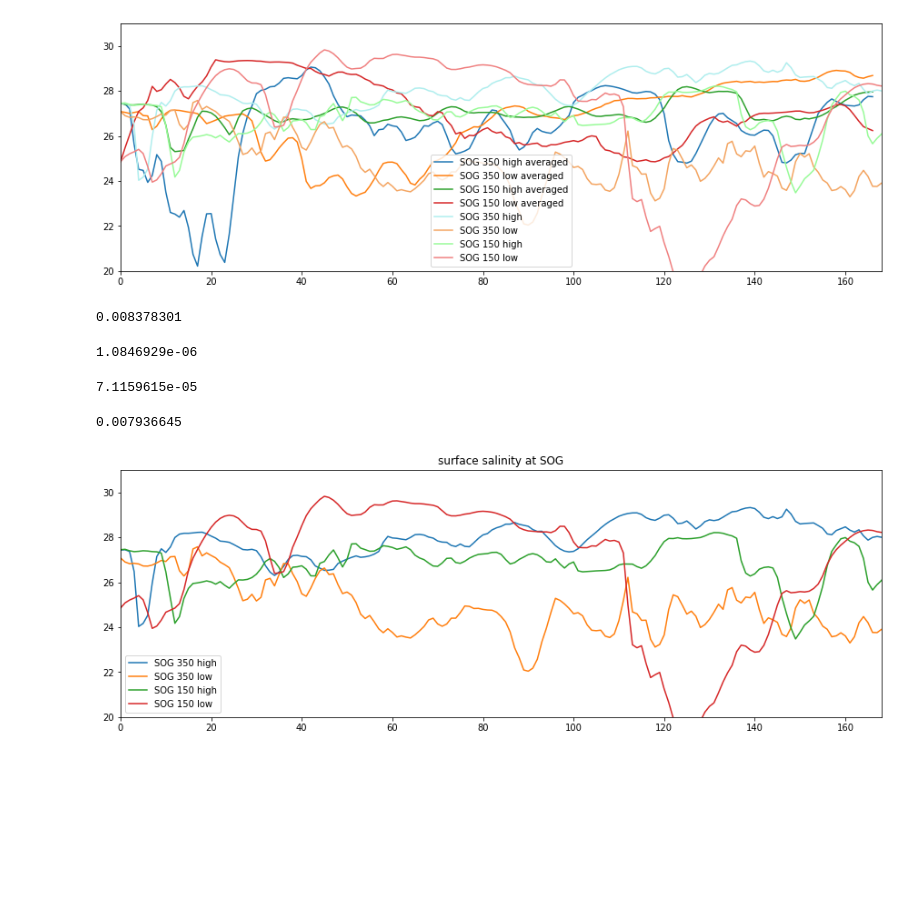
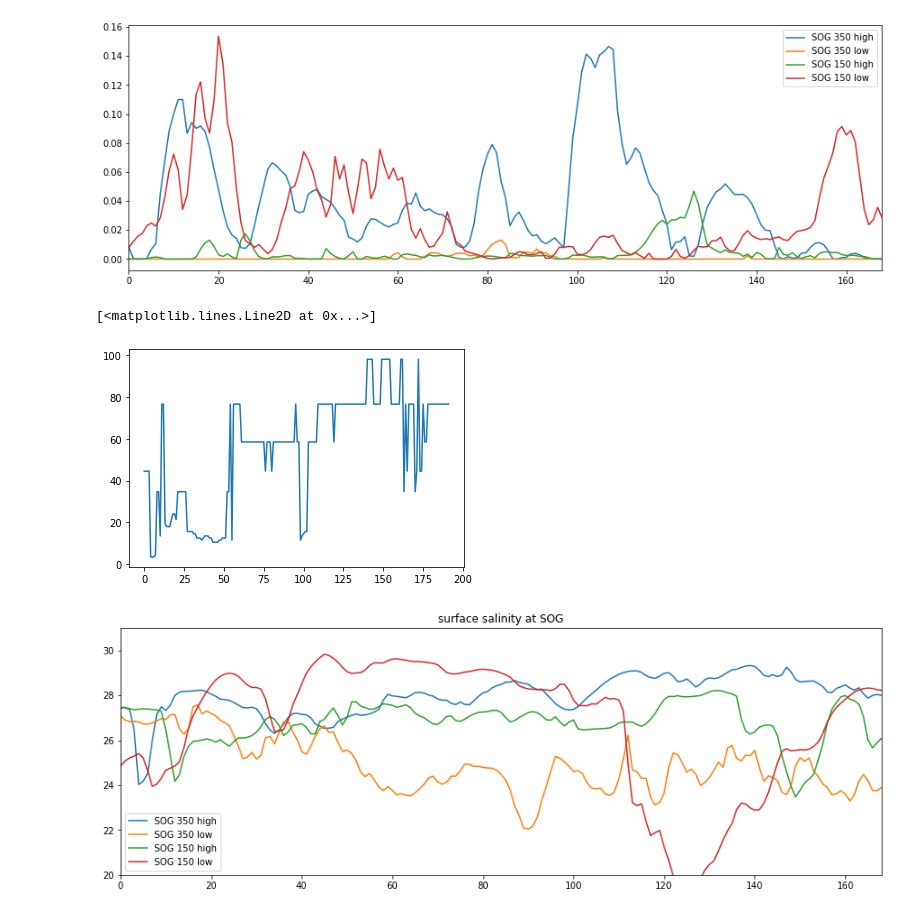
Before and after one commit to SalishSeaCast/analysis-vicky, a Jupyter notebook: notebooks/SixteenRuns.ipynb, the cells around one changed output. Saved outputs shown, nothing was run; the diff lists cells and outputs as text; code cells hidden in the pictures; blank space fills up the shorter version.

Commit message:
example plots of forcing fields

```diff
--- a/notebooks/SixteenRuns.ipynb
+++ b/notebooks/SixteenRuns.ipynb
@@ -195,3 +195,14 @@ for key in list(SOG350hight['Results']['salinity'].keys()):
     SOGs1 = np.append(SOGs1, SOG350lowt['Results']['salinity'][key][-1, 251, 473])
     SOGs2 = np.append(SOGs2, SOG150hight['Results']['salinity'][key][-1, 251, 473])
     SOGs3 = np.append(SOGs3, SOG150lowt['Results']['salinity'][key][-1, 251, 473])
+# %%
+SOGd0 = np.array([])
+SOGd1 = np.array([])
+SOGd2 = np.array([])
+SOGd3 = np.array([])
+
+for key in list(SOG350hight['Results']['Diffusivity'].keys()):
+    SOGd0 = np.append(SOGd0, SOG350hight['Results']['Diffusivity'][key][-2, 251, 473])
+    SOGd1 = np.append(SOGd1, SOG350lowt['Results']['Diffusivity'][key][-2, 251, 473])
+    SOGd2 = np.append(SOGd2, SOG150hight['Results']['Diffusivity'][key][-2, 251, 473])
+    SOGd3 = np.append(SOGd3, SOG150lowt['Results']['Diffusivity'][key][-2, 251, 473])
@@ -198,31 +239,11 @@ for key in list(SOG350hight['Results']['salinity'].keys()):
 # %%
 fig, ax = plt.subplots(figsize = (15,5))
-ax.plot(SOG350highsal, label = 'SOG 350 high averaged')
-ax.plot(SOG350lowsal, label = 'SOG 350 low averaged')
-ax.plot(SOG150highsal, label = 'SOG 150 high averaged')
-ax.plot(SOG150lowsal, label = 'SOG 150 low averaged')
-ax.plot(SOGs0, color = 'paleturquoise', label = 'SOG 350 high')
-ax.plot(SOGs1, color = 'sandybrown', label = 'SOG 350 low')
-ax.plot(SOGs2, color = 'palegreen',  label = 'SOG 150 high')
-ax.plot(SOGs3, color = 'lightcoral', label = 'SOG 150 low')
+ax.plot(SOGd0, label = 'SOG 350 high')
+ax.plot(SOGd1, label = 'SOG 350 low')
+ax.plot(SOGd2, label = 'SOG 150 high')
+ax.plot(SOGd3, label = 'SOG 150 low')
 ax.set_xlim(0,168)
-ax.set_ylim(20,31)
+#ax.set_ylim(20,31)
 ax.legend();
 # %% [output]
-[figure, old version]
+[figure, new version]
-# %%
-SOG350hight['Results']['Diffusivity']['Diffusivity_00001'][-2, 251, 473]
-# %% [output]
-0.008378301
-# %%
-SOG350lowt['Results']['Diffusivity']['Diffusivity_00001'][-2, 251, 473]
-# %% [output]
-1.0846929e-06
-# %%
-SOG150hight['Results']['Diffusivity']['Diffusivity_00001'][-2, 251, 473]
-# %% [output]
-7.1159615e-05
-# %%
-SOG150lowt['Results']['Diffusivity']['Diffusivity_00001'][-2, 251, 473]
-# %% [output]
-0.007936645
@@ -229,3 +262,8 @@ SOG150lowt['Results']['Diffusivity']['Diffusivity_00001'][-2, 251, 473]
+# %%
+plt.plot(SOGh0)
+# %% [output]
+[<matplotlib.lines.Line2D at 0x...>]
+[figure, added]
 # %%
 fig, ax = plt.subplots(figsize = (15,5))
 ax.plot(SOGs0, label = 'SOG 350 high')
```
Also changed, not shown: parts of 3 cells of this notebook.
